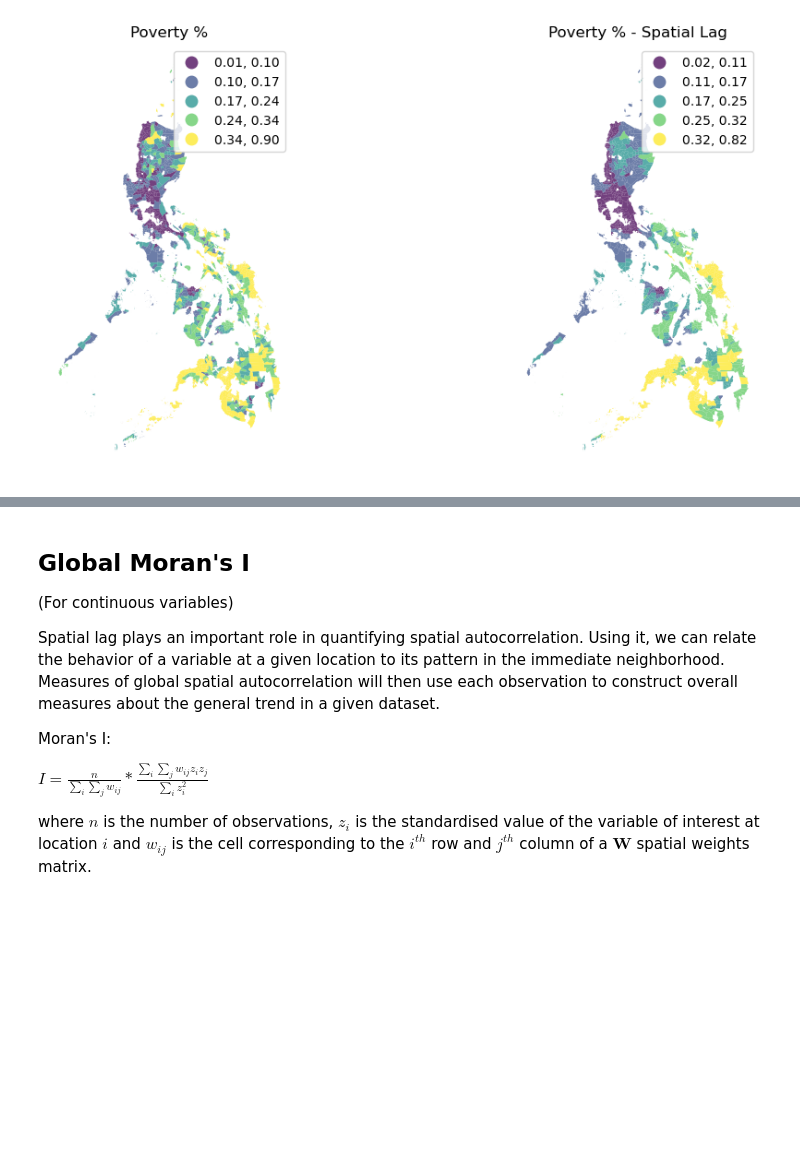
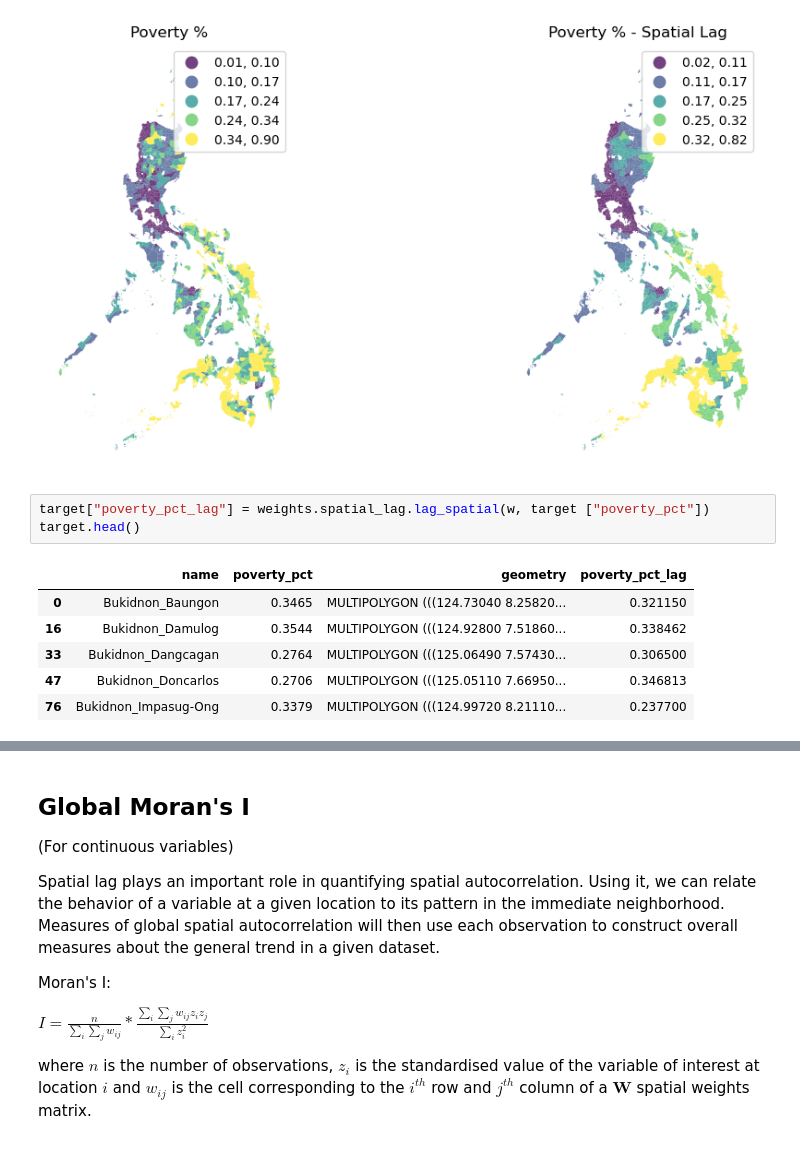
Before and after one commit to anhdangqb/qb-reading-club, a Jupyter notebook: geospatial-ds/Spatial_EDA.ipynb, the cells around one changed output, grey strips where cells are left out. Saved outputs shown, nothing was run; the diff lists cells and outputs as text; blank space fills up the shorter version.

Commit message:
add spatial lag df

```diff
--- a/geospatial-ds/Spatial_EDA.ipynb
+++ b/geospatial-ds/Spatial_EDA.ipynb
@@ -92,6 +92,16 @@ ax2.set_title("Poverty % - Spatial Lag")
 plt.show()
 # %% [output]
 [figure]
+# %%
+target["poverty_pct_lag"] = weights.spatial_lag.lag_spatial(w, target ["poverty_pct"])
+target.head()
+# %% [output]
+|  | name | poverty_pct | geometry | poverty_pct_lag |
+| 0 | Bukidnon_Baungon | 0.3465 | MULTIPOLYGON (((124.73040 8.25820... | 0.321150 |
+| 16 | Bukidnon_Damulog | 0.3544 | MULTIPOLYGON (((124.92800 7.51860... | 0.338462 |
+| 33 | Bukidnon_Dangcagan | 0.2764 | MULTIPOLYGON (((125.06490 7.57430... | 0.306500 |
+| 47 | Bukidnon_Doncarlos | 0.2706 | MULTIPOLYGON (((125.05110 7.66950... | 0.346813 |
+| 76 | Bukidnon_Impasug-Ong | 0.3379 | MULTIPOLYGON (((124.99720 8.21110... | 0.237700 |
 # %% [markdown]
 # Spatial autocorrelation
 Degree to which the similarity in values between observations is related to proximity of their locations
```
